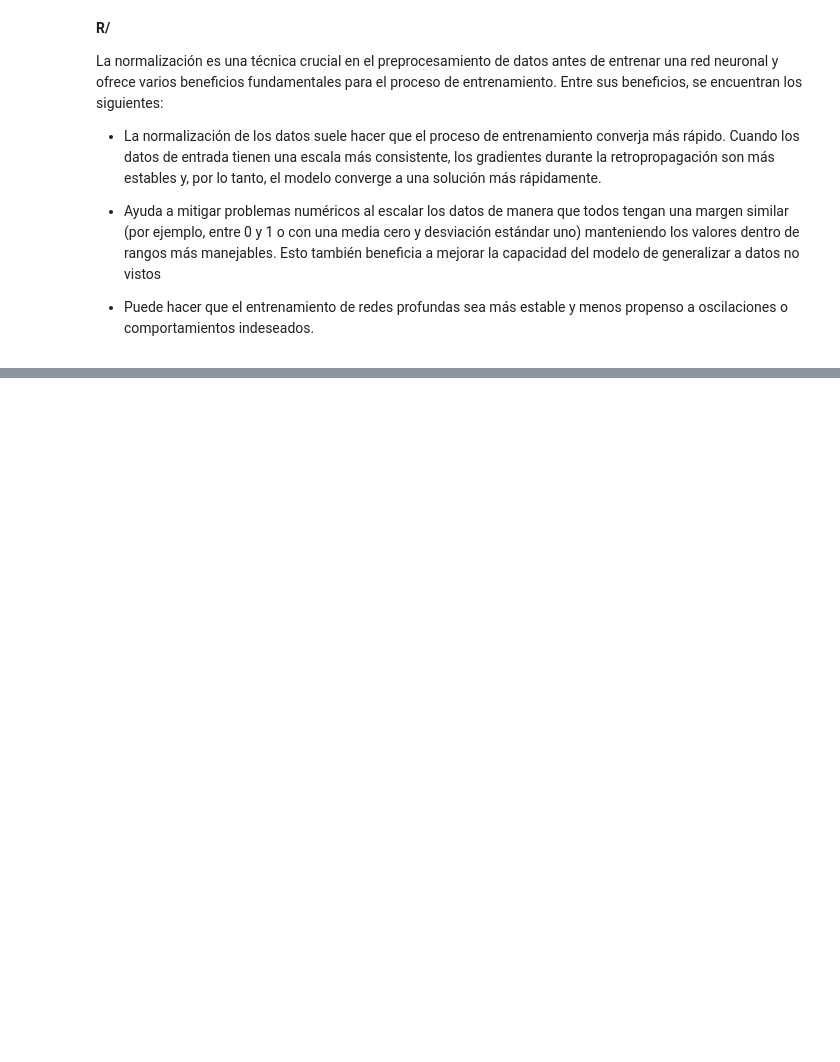
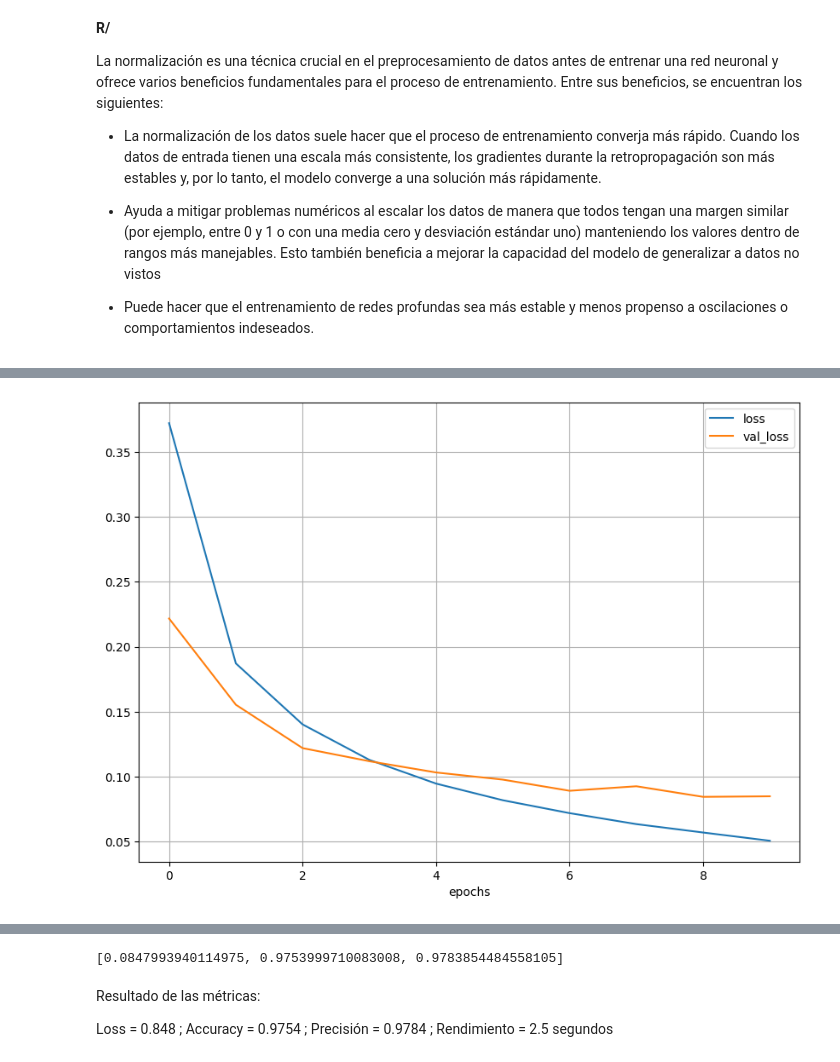
Before and after one commit to ElAruspice/proyecto_sapiencia, a Jupyter notebook: Copia_de_Trabajo_final_redes_neuronales.ipynb, the cells around one changed output, grey strips where cells are left out. Saved outputs shown, nothing was run; the diff lists cells and outputs as text; code cells hidden in the pictures; blank space fills up the shorter version.

```diff
--- a/Copia_de_Trabajo_final_redes_neuronales.ipynb
+++ b/Copia_de_Trabajo_final_redes_neuronales.ipynb
@@ -429,0 +538,8 @@ La normalización es una técnica crucial en el preprocesamiento de datos antes
+# %%
+model = models.Sequential()
+model.add(layers.Dense(80,activation='relu', input_shape=(28*28,)))
+model.add(layers.Dense(10,activation='softmax'))
+
+model.compile(optimizer='rmsprop',
+              loss='categorical_crossentropy',
+              metrics=['accuracy', 'Precision'])
@@ -429,0 +562,2 @@ La normalización es una técnica crucial en el preprocesamiento de datos antes
+# %%
+history = model.fit(x_train, y_train, epochs=10, batch_size=128, validation_data=(x_test, y_test))
@@ -429,0 +585,11 @@ La normalización es una técnica crucial en el preprocesamiento de datos antes
+# %%
+pd.DataFrame({'loss': history.history['loss'],
+              'val_loss': history.history['val_loss']}).plot(figsize=(10, 7))
+
+plt.grid(True)
+plt.xlabel("epochs")
+plt.show()
+
+model.evaluate(x_test, y_test)
+# %% [output]
+[figure, added]
@@ -429,0 +597,8 @@ La normalización es una técnica crucial en el preprocesamiento de datos antes
+[0.0847993940114975, 0.9753999710083008, 0.9783854484558105]
+# %% [markdown]
+Resultado de las métricas:
+
+Loss = 0.848 ;
+Accuracy = 0.9754 ;
+Precisión = 0.9784 ;
+Rendimiento = 2.5 segundos
```
Also changed, not shown: parts of 178 cells of this notebook.
